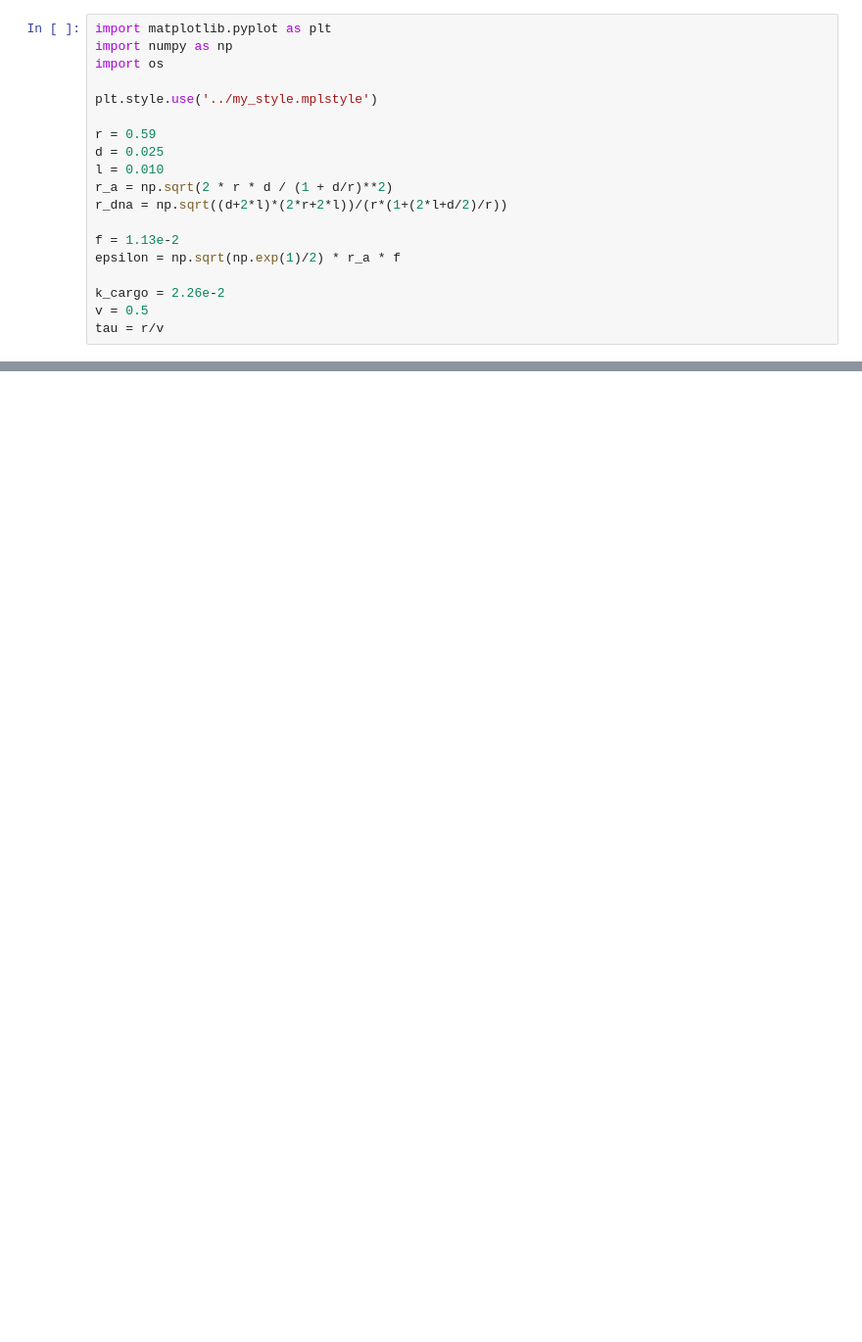
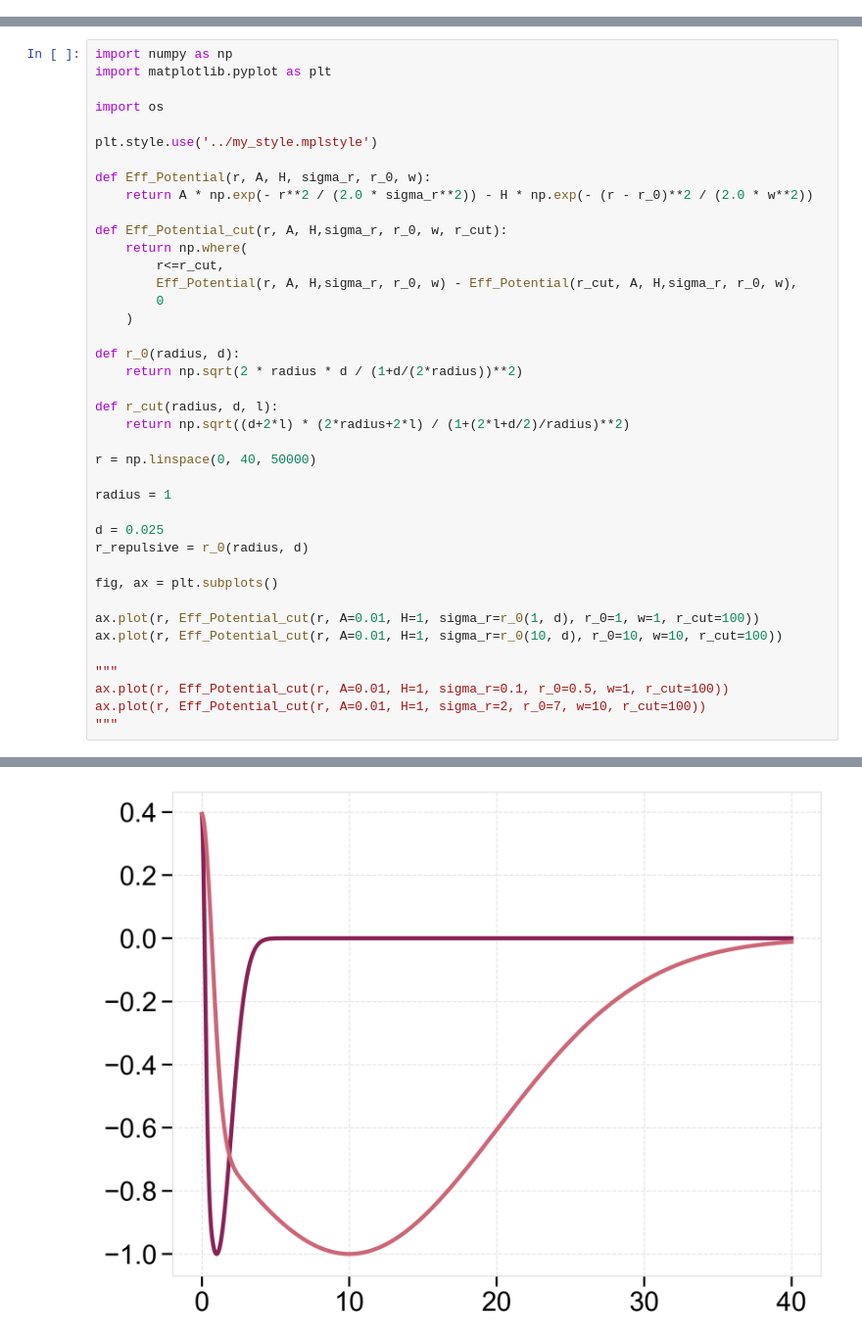
Before and after one commit to wppppupr/MTCargoSim, a Jupyter notebook: notebook/python.ipynb, the cells around one changed output, grey strips where cells are left out. Shown at 98% size. Drawn from its saved outputs; the diff is of its cells as text; blank space fills up the shorter version.

```diff
--- a/notebook/python.ipynb
+++ b/notebook/python.ipynb
@@ -83,19 +0,0 @@ plt.show()
-# %%
-import matplotlib.pyplot as plt
-import numpy as np
-import os
-
-plt.style.use('../my_style.mplstyle')
-
-r = 0.59
-d = 0.025
-l = 0.010
-r_a = np.sqrt(2 * r * d / (1 + d/r)**2)
-r_dna = np.sqrt((d+2*l)*(2*r+2*l))/(r*(1+(2*l+d/2)/r))
-
-f = 1.13e-2
-epsilon = np.sqrt(np.exp(1)/2) * r_a * f
-
-k_cargo = 2.26e-2
-v = 0.5
-tau = r/v
@@ -639,0 +1,41 @@ plt.show()
+# %%
+import numpy as np
+import matplotlib.pyplot as plt
+
+import os
+
+plt.style.use('../my_style.mplstyle')
+
+def Eff_Potential(r, A, H, sigma_r, r_0, w):
+    return A * np.exp(- r**2 / (2.0 * sigma_r**2)) - H * np.exp(- (r - r_0)**2 / (2.0 * w**2))
+
+def Eff_Potential_cut(r, A, H,sigma_r, r_0, w, r_cut):
+    return np.where(
+        r<=r_cut,
+        Eff_Potential(r, A, H,sigma_r, r_0, w) - Eff_Potential(r_cut, A, H,sigma_r, r_0, w),
+        0
+    )
+
+def r_0(radius, d):
+    return np.sqrt(2 * radius * d / (1+d/(2*radius))**2)
+
+def r_cut(radius, d, l):
+    return np.sqrt((d+2*l) * (2*radius+2*l) / (1+(2*l+d/2)/radius)**2)
+
+r = np.linspace(0, 40, 50000)
+
+radius = 1
+
+d = 0.025
+r_repulsive = r_0(radius, d)
+
+fig, ax = plt.subplots()
+
+ax.plot(r, Eff_Potential_cut(r, A=0.01, H=1, sigma_r=r_0(1, d), r_0=1, w=1, r_cut=100))
+ax.plot(r, Eff_Potential_cut(r, A=0.01, H=1, sigma_r=r_0(10, d), r_0=10, w=10, r_cut=100))
+
+"""
+ax.plot(r, Eff_Potential_cut(r, A=0.01, H=1, sigma_r=0.1, r_0=0.5, w=1, r_cut=100))
+ax.plot(r, Eff_Potential_cut(r, A=0.01, H=1, sigma_r=2, r_0=7, w=10, r_cut=100))
+"""
+# %% [output]
@@ -639,0 +43 @@ plt.show()
+[figure, added]
```
Also changed, not shown: parts of 11 cells of this notebook, 11 other files.
